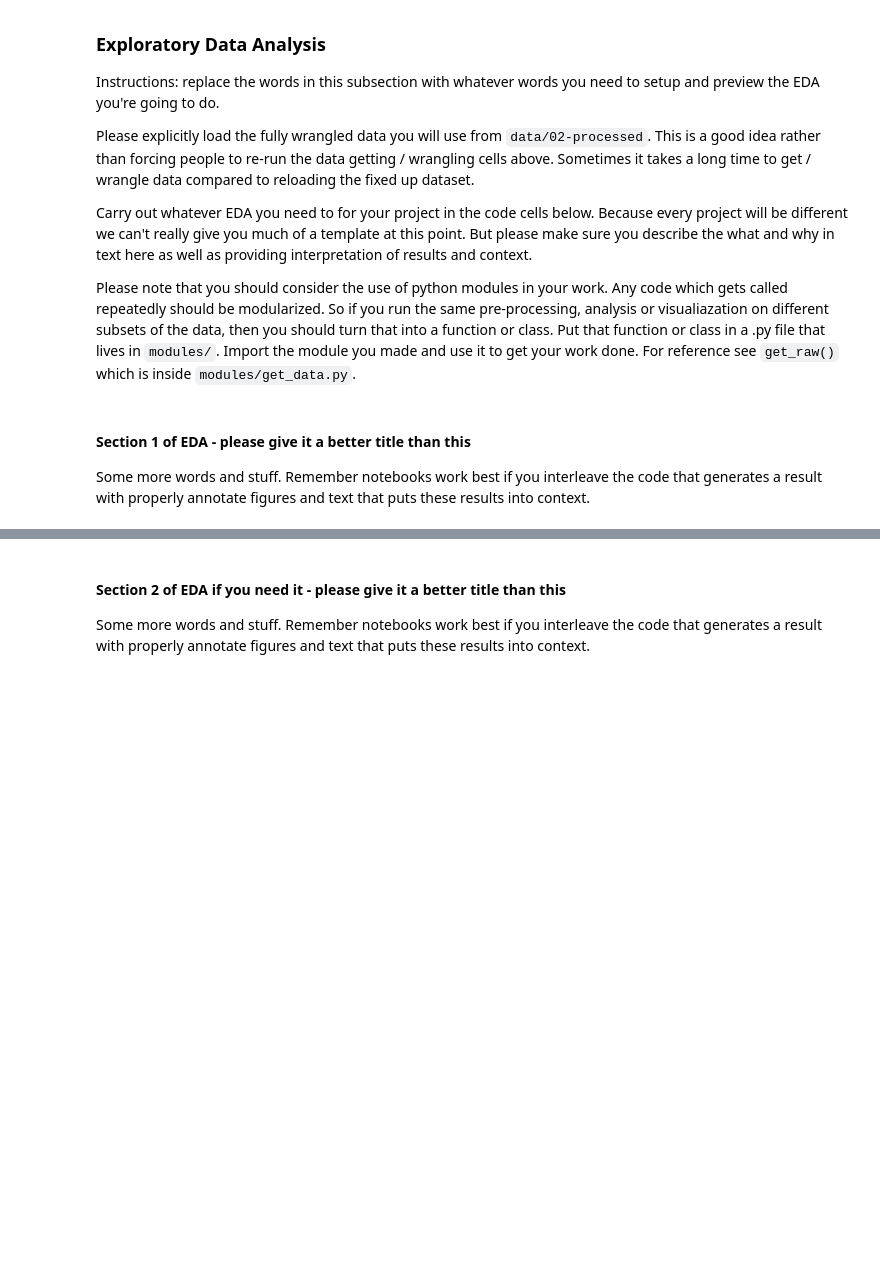
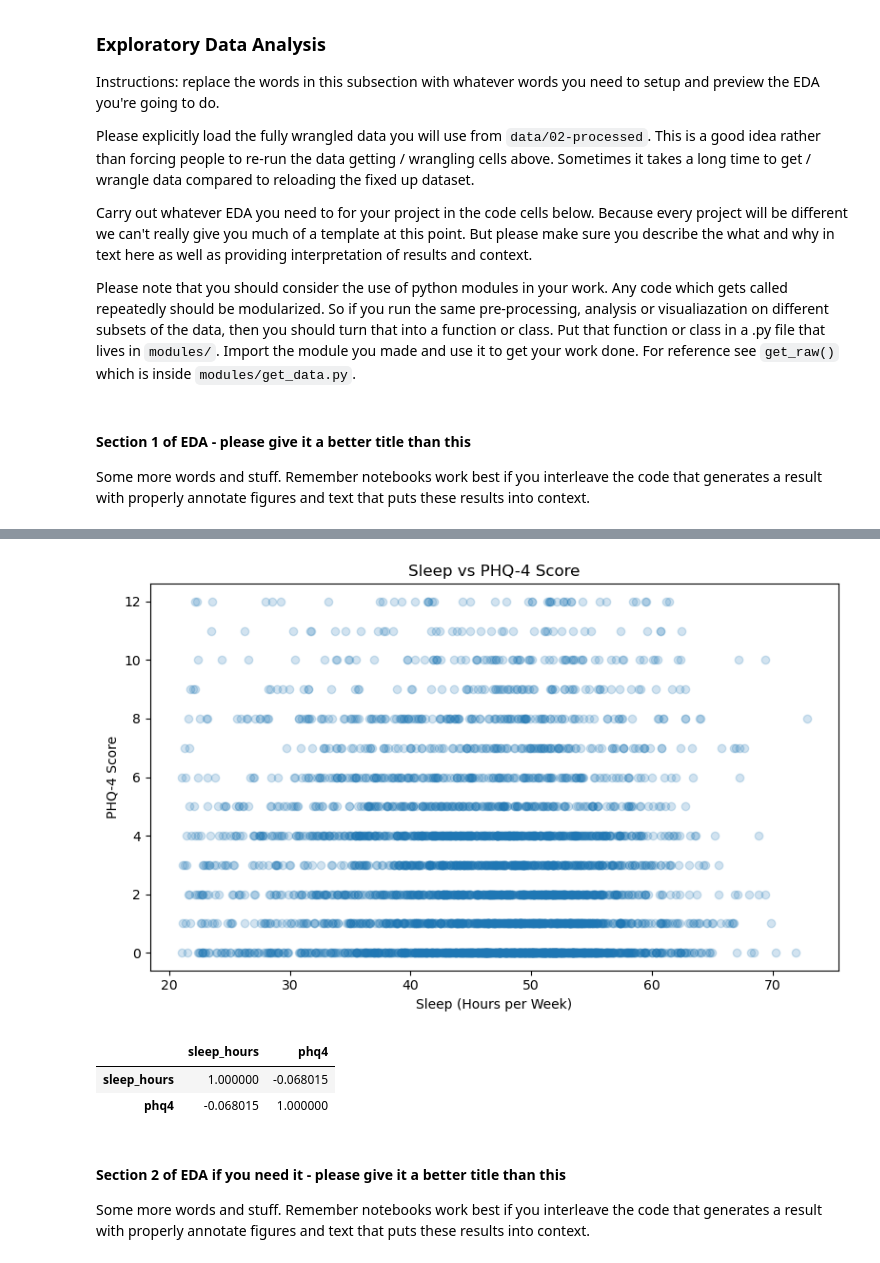
Before and after one commit to COGS108/Group053_WI26, a Jupyter notebook: 02-EDACheckpoint.ipynb, the cells around one changed output, grey strips where cells are left out. Drawn from its saved outputs; the diff is of its cells as text; code cells hidden in the pictures; blank space fills up the shorter version.

```diff
--- a/02-EDACheckpoint.ipynb
+++ b/02-EDACheckpoint.ipynb
@@ -383,0 +493,7 @@ Some more words and stuff.  Remember notebooks work best if you interleave the c
+# %%
+#Loading in wrangled dataset from data/02-processed
+final_all = pd.read_parquet(
+    "data/02-processed/final_all_weekly_2019_2021.parquet"
+)
+
+final_all.head()
@@ -384,3 +649,28 @@ Some more words and stuff.  Remember notebooks work best if you interleave the c
+# %%
+plt.figure(figsize=(8,5))
+
+plt.scatter(
+    sleep_hours_week,
+    final_all["phq4"],
+    alpha=0.2
+)
+
+plt.xlabel("Sleep (Hours per Week)")
+plt.ylabel("PHQ-4 Score")
+plt.title("Sleep vs PHQ-4 Score")
+
+plt.tight_layout()
+plt.show()
+# %% [output]
+[figure, added]
+# %%
+final_all.assign(
+    sleep_hours = final_all["mainsleep_dur:7d"] / 60
+)[["sleep_hours", "phq4"]].corr()
+# %% [output]
+|  | sleep_hours | phq4 |
+| sleep_hours | 1.000000 | -0.068015 |
+| phq4 | -0.068015 | 1.000000 |
 # %% [markdown]
 #### Section 2 of EDA if you need it  - please give it a better title than this
 
```
Also changed, not shown: parts of 10 cells of this notebook, 2 other files.
